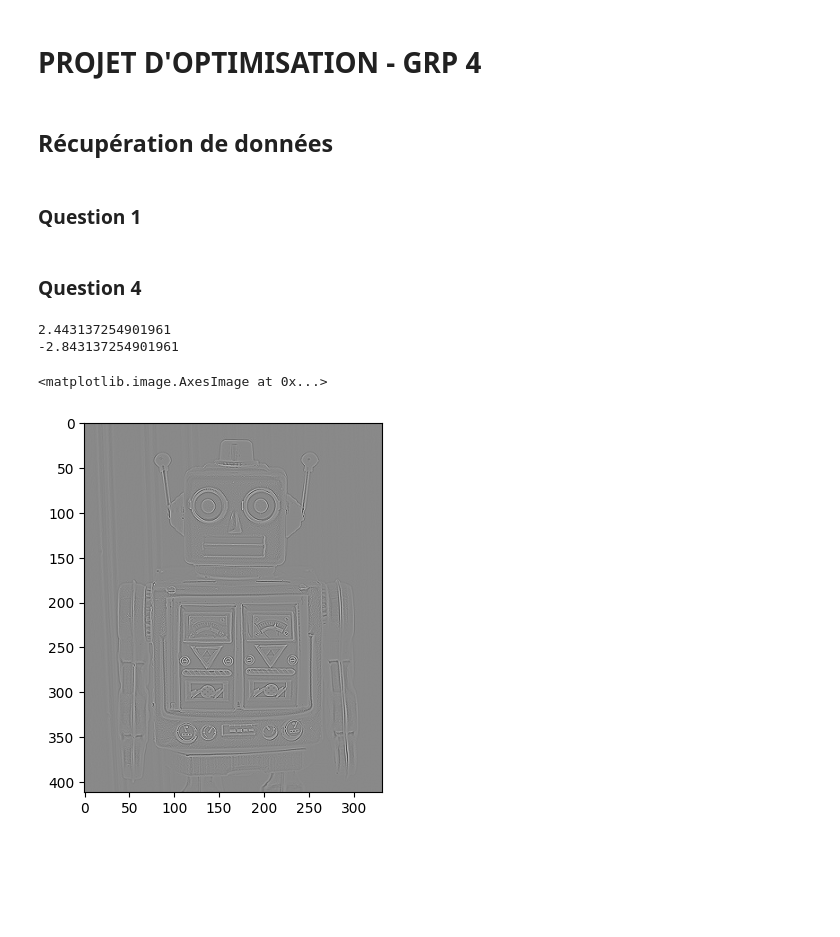
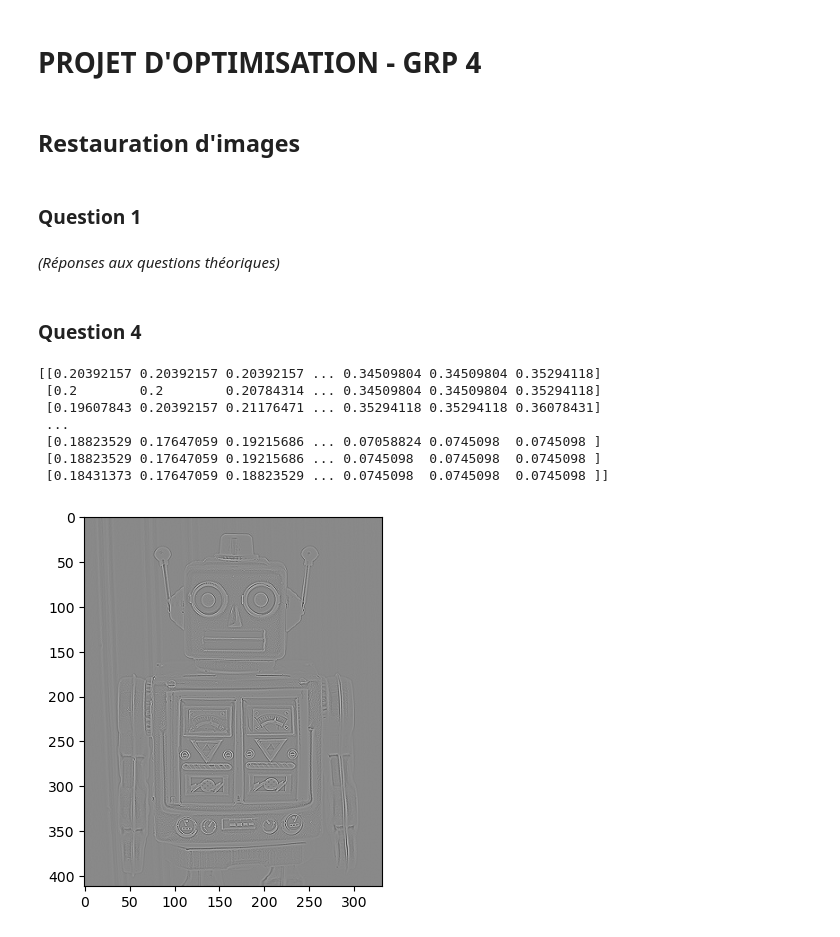
Before and after one commit to tinmar112/optim, a Jupyter notebook: notebook_optim.ipynb, the cells around one changed output. Saved outputs shown, nothing was run; the diff lists cells and outputs as text; code cells hidden in the pictures; blank space fills up the shorter version.

```diff
--- a/notebook_optim.ipynb
+++ b/notebook_optim.ipynb
@@ -1,5 +1,5 @@
 # %% [markdown]
 # PROJET D'OPTIMISATION - GRP 4
 # %% [markdown]
-## Récupération de données
+## Restauration d'images
 # %%
@@ -8,49 +9,65 @@ import matplotlib.pyplot as plt
 # %% [markdown]
 ### Question 1
+# %% [markdown]
+_(Réponses aux questions théoriques)_
 # %% [markdown]
 ### Question 4
 # %%
 def grad(u):
+    """Computes the discrete gradient of a (n x m) matrix."""
+
     (n, m) = u.shape
     grad = np.zeros((n,m,2))
+
     grad[:n-1,:,0] = u[1:n, :] - u[0:n-1, :]
     grad[:,:m-1,1] = u[:, 1:m] - u[:, 0:m-1]
+
     return grad
 
 def div(v):
+    """Computes the discrete divergence of a vector of size (n x m x 2)."""
+
     (n, m) = v.shape[:2]  # v is a vector of size n x m x 2
     v_x = v[:, :, 0]
     v_y = v[:, :, 1]
     div = np.zeros((n, m))
 
     div[0, :] += v_x[0, :]
     div[n-1, :] += -v_x[n-2, :]
     div[1:n-1, :] += (v_x[1:n-1, :] - v_x[0:n-2, :])
 
     div[:, 0] += v_y[:, 0]
     div[:, m-1] += -v_y[:, m-2]
     div[:, 1:m-1] += (v_y[:, 1:m-1] - v_y[:, 0:m-2])
 
     return div
 
+def display(image):
+    # Rescaling values from 0 to 1
+    image = (image - np.min(image))/(np.max(image) - np.min(image))
+    (n, m) = image.shape[:2]
+
+    # Copying each value to a tuple
+    gray_im = np.zeros((n,m,3))
+    gray_im[:,:,0] = image
+    gray_im[:,:,1] = image
+    gray_im[:,:,2] = image
+
+    plt.imshow(gray_im)
+
+
 u = plt.imread("./robot_no_noise.jpg")
 u = u[:,:,0]/255
 
-gradient = grad(u)
-laplacian = div(gradient)
-
-print(np.max(laplacian))
-print(np.min(laplacian))
-
-laplacian = (laplacian - np.min(laplacian))/(np.max(laplacian) - np.min(laplacian))
-(n, m) = laplacian.shape[:2]
-gray_lap = np.zeros((n,m,3))
-gray_lap[:,:,0] = laplacian
-gray_lap[:,:,1] = laplacian
-gray_lap[:,:,2] = laplacian
-plt.imshow(gray_lap)
+laplacian = div(grad(u))
+display(laplacian)
+print(u)
 # %% [output]
-2.443137254901961
--2.843137254901961
+[[0.20392157 0.20392157 0.20392157 ... 0.34509804 0.34509804 0.35294118]
+ [0.2        0.2        0.20784314 ... 0.34509804 0.34509804 0.35294118]
+ [0.19607843 0.20392157 0.21176471 ... 0.35294118 0.35294118 0.36078431]
+ ...
+ [0.18823529 0.17647059 0.19215686 ... 0.07058824 0.0745098  0.0745098 ]
+ [0.18823529 0.17647059 0.19215686 ... 0.0745098  0.0745098  0.0745098 ]
+ [0.18431373 0.17647059 0.18823529 ... 0.0745098  0.0745098  0.0745098 ]]
-<matplotlib.image.AxesImage at 0x...>
-[figure, old version]
+[figure, new version]
```
Also changed, not shown: parts of 8 cells of this notebook, 1 other file.
